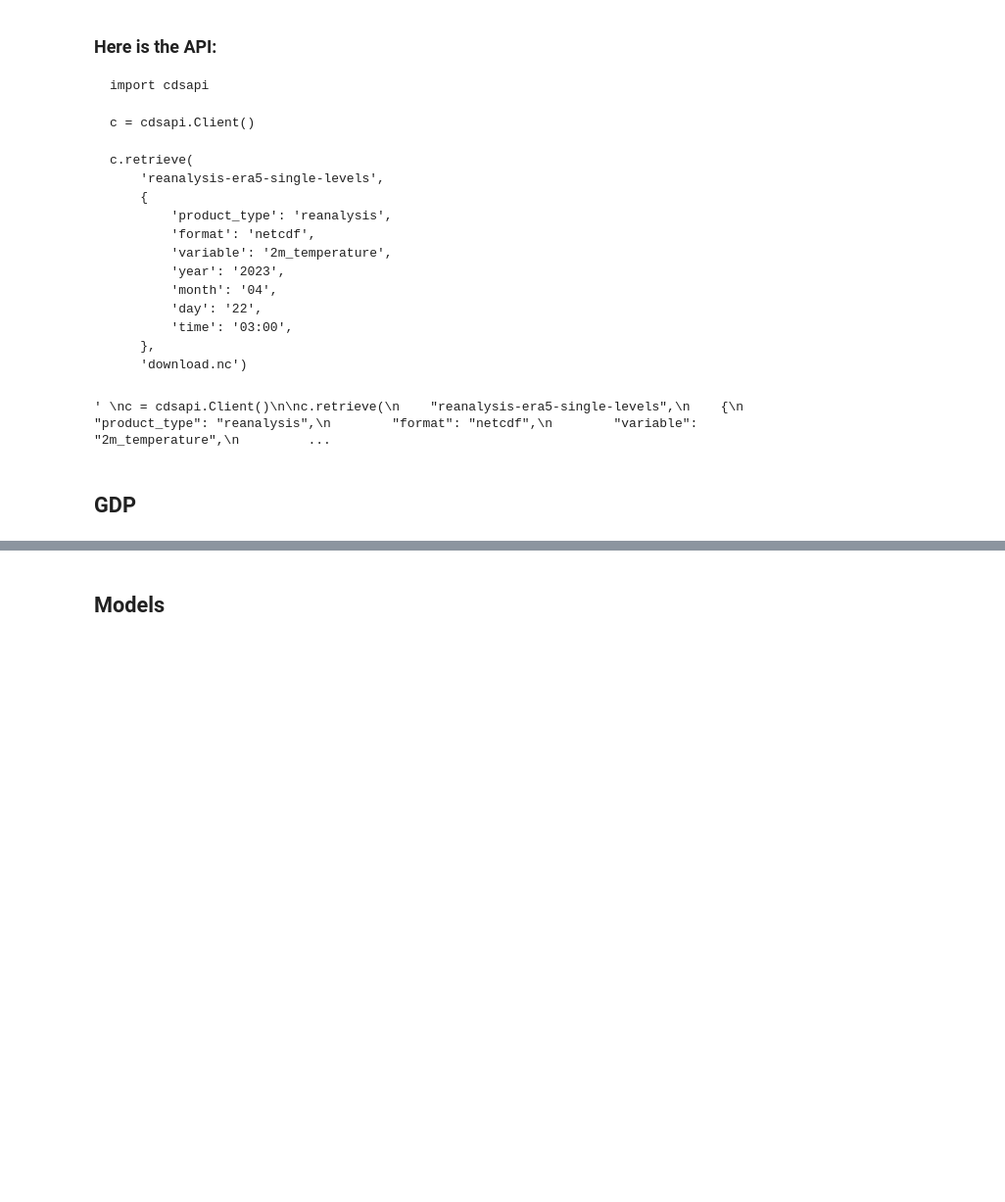
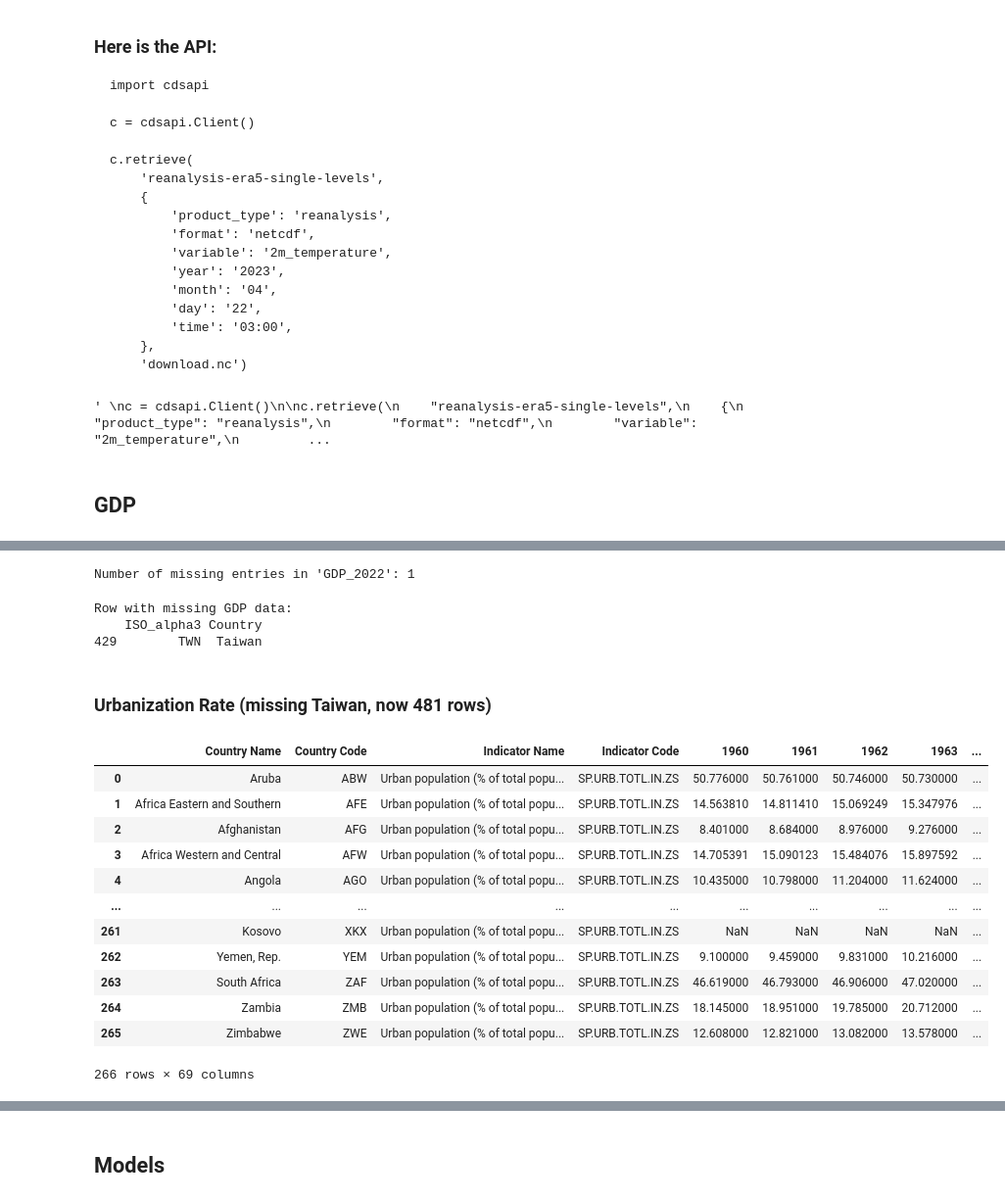
Before and after one commit to AliciaXia222/Capstone-Team-Climate-Trace, a Jupyter notebook: Base_Model.ipynb, the cells around one changed output, grey strips where cells are left out. Shown at 98% size. Drawn from its saved outputs; the diff is of its cells as text; code cells hidden in the pictures; blank space fills up the shorter version.

```diff
--- a/Base_Model.ipynb
+++ b/Base_Model.ipynb
@@ -297,0 +773,40 @@ merged_df[merged_df['GDP_2022'].isna()]
+# %%
+# Step 4: Check if 'GDP_2022' has 482 non-null values
+missing_gdp_entries = final_merged_with_gdp["GDP_2022"].isna().sum()
+print(f"Number of missing entries in 'GDP_2022': {missing_gdp_entries}")
+# %% [output]
+Number of missing entries in 'GDP_2022': 1
+# %%
+# Find rows in final_merged_with_gdp where GDP_2022 is missing
+missing_gdp_row = final_merged_with_gdp[final_merged_with_gdp["GDP_2022"].isna()]
+
+# Display the rows with missing GDP
+print("Row with missing GDP data:")
+print(missing_gdp_row[["ISO_alpha3", "Country"]])
+# %% [output]
+Row with missing GDP data:
+    ISO_alpha3 Country
+429        TWN  Taiwan
+# %% [markdown]
+### Urbanization Rate (missing Taiwan, now 481 rows)
+# %%
+# Load the Urbanization Rate dataset, skipping metadata rows if necessary
+urbanization_rate_url = (
+    "https://drive.google.com/uc?id=1YteyPHAWnJUKG0LWogS98EYnwjRTeZDf&export=download"
+)
+urbanization_rate = pd.read_csv(urbanization_rate_url, skiprows=4)
+urbanization_rate
+# %% [output]
+|  | Country Name | Country Code | Indicator Name | Indicator Code | 1960 | 1961 | 1962 | 1963 | ... |
+| 0 | Aruba | ABW | Urban population (% of total popu... | SP.URB.TOTL.IN.ZS | 50.776000 | 50.761000 | 50.746000 | 50.730000 | ... |
+| 1 | Africa Eastern and Southern | AFE | Urban population (% of total popu... | SP.URB.TOTL.IN.ZS | 14.563810 | 14.811410 | 15.069249 | 15.347976 | ... |
+| 2 | Afghanistan | AFG | Urban population (% of total popu... | SP.URB.TOTL.IN.ZS | 8.401000 | 8.684000 | 8.976000 | 9.276000 | ... |
+| 3 | Africa Western and Central | AFW | Urban population (% of total popu... | SP.URB.TOTL.IN.ZS | 14.705391 | 15.090123 | 15.484076 | 15.897592 | ... |
+| 4 | Angola | AGO | Urban population (% of total popu... | SP.URB.TOTL.IN.ZS | 10.435000 | 10.798000 | 11.204000 | 11.624000 | ... |
+| ... | ... | ... | ... | ... | ... | ... | ... | ... | ... |
+| 261 | Kosovo | XKX | Urban population (% of total popu... | SP.URB.TOTL.IN.ZS | NaN | NaN | NaN | NaN | ... |
+| 262 | Yemen, Rep. | YEM | Urban population (% of total popu... | SP.URB.TOTL.IN.ZS | 9.100000 | 9.459000 | 9.831000 | 10.216000 | ... |
+| 263 | South Africa | ZAF | Urban population (% of total popu... | SP.URB.TOTL.IN.ZS | 46.619000 | 46.793000 | 46.906000 | 47.020000 | ... |
+| 264 | Zambia | ZMB | Urban population (% of total popu... | SP.URB.TOTL.IN.ZS | 18.145000 | 18.951000 | 19.785000 | 20.712000 | ... |
+| 265 | Zimbabwe | ZWE | Urban population (% of total popu... | SP.URB.TOTL.IN.ZS | 12.608000 | 12.821000 | 13.082000 | 13.578000 | ... |
+266 rows × 69 columns
```
Also changed, not shown: parts of 51 cells of this notebook, 3 other files.
